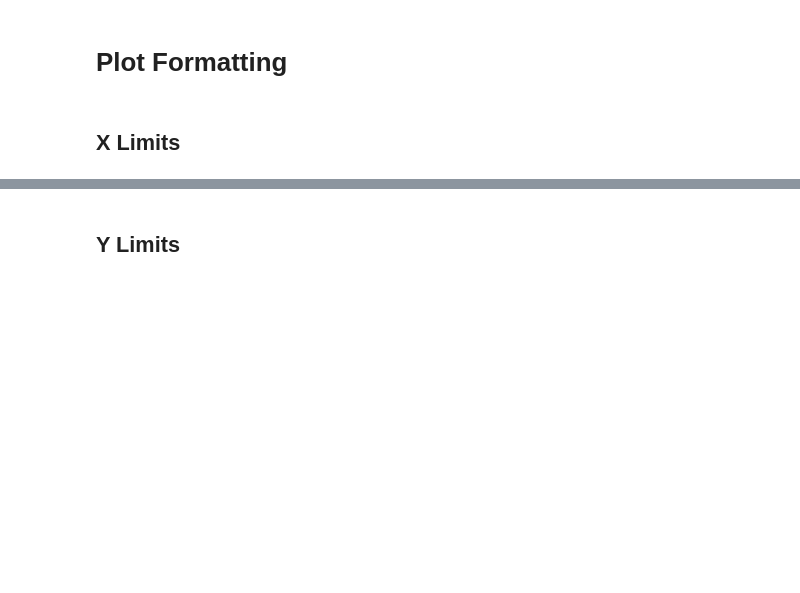
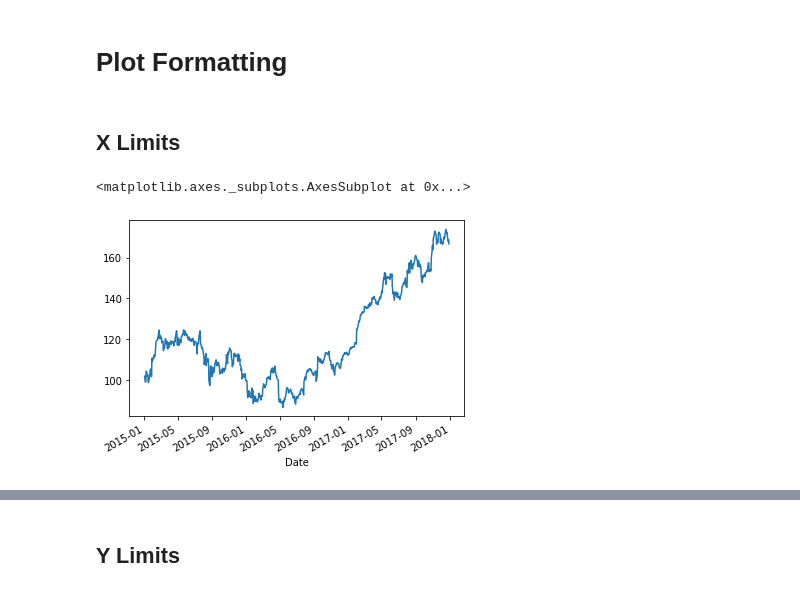
Before and after one commit to HyeonhoonLee/TSA_pandas, a Jupyter notebook: 07_Visualizing_Time_Series_Data.ipynb, the cells around one changed output, grey strips where cells are left out. Drawn from its saved outputs; the diff is of its cells as text; code cells hidden in the pictures; blank space fills up the shorter version.

Commit message:
matplotlib 그리기, label, axis 등 수정하기.

```diff
--- a/07_Visualizing_Time_Series_Data.ipynb
+++ b/07_Visualizing_Time_Series_Data.ipynb
@@ -44,4 +45,10 @@ Text(0.5, 1.0, 'Apple')
 # Plot Formatting
 # %% [markdown]
 ## X Limits
+# %%
+# 기본 pandas으로 그린다면,
+df_apple['Adj Close']['2015-01-01':'2018-01-01'].plot()
+# %% [output]
+<matplotlib.axes._subplots.AxesSubplot at 0x...>
+[figure, added]
 # %%
```
Also changed, not shown: parts of 14 cells of this notebook.
